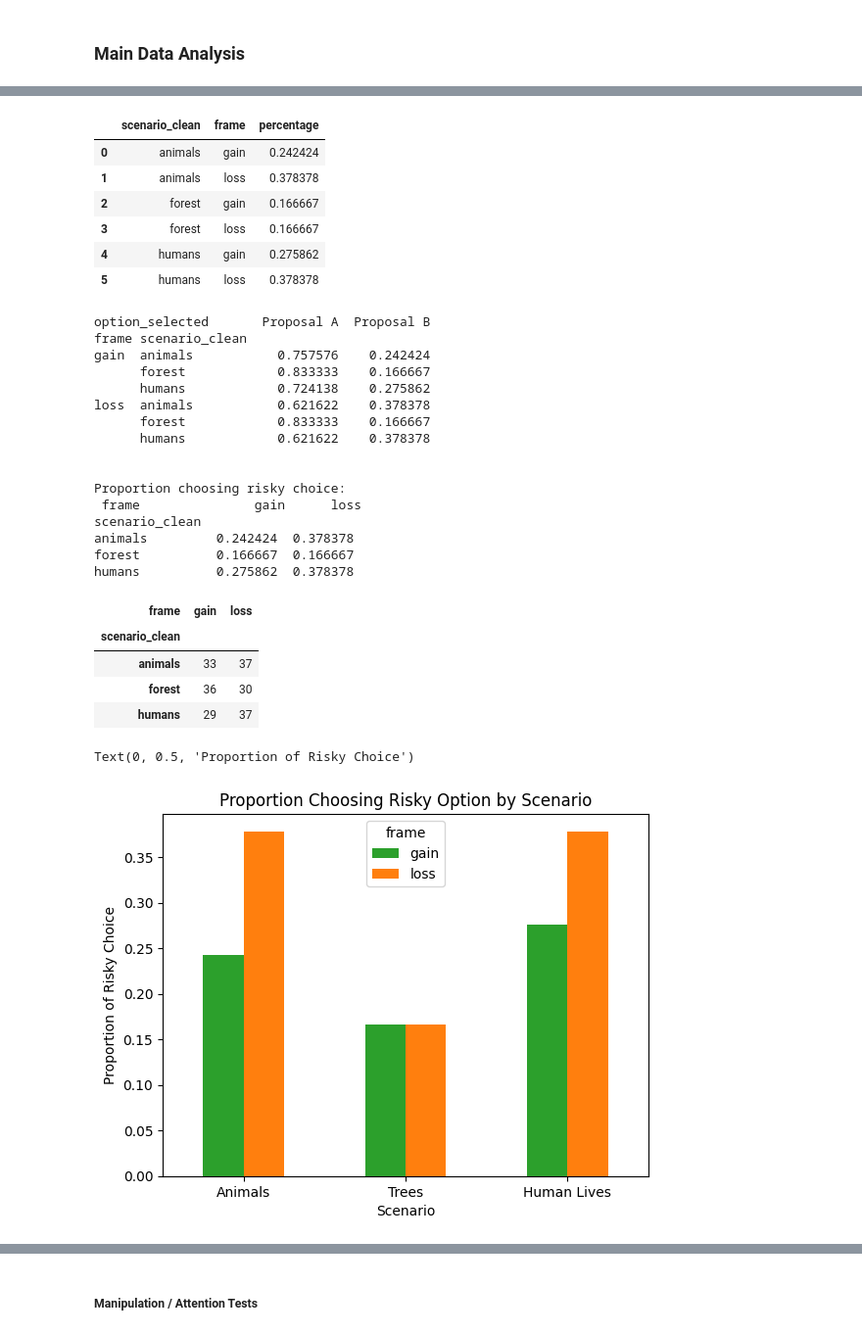
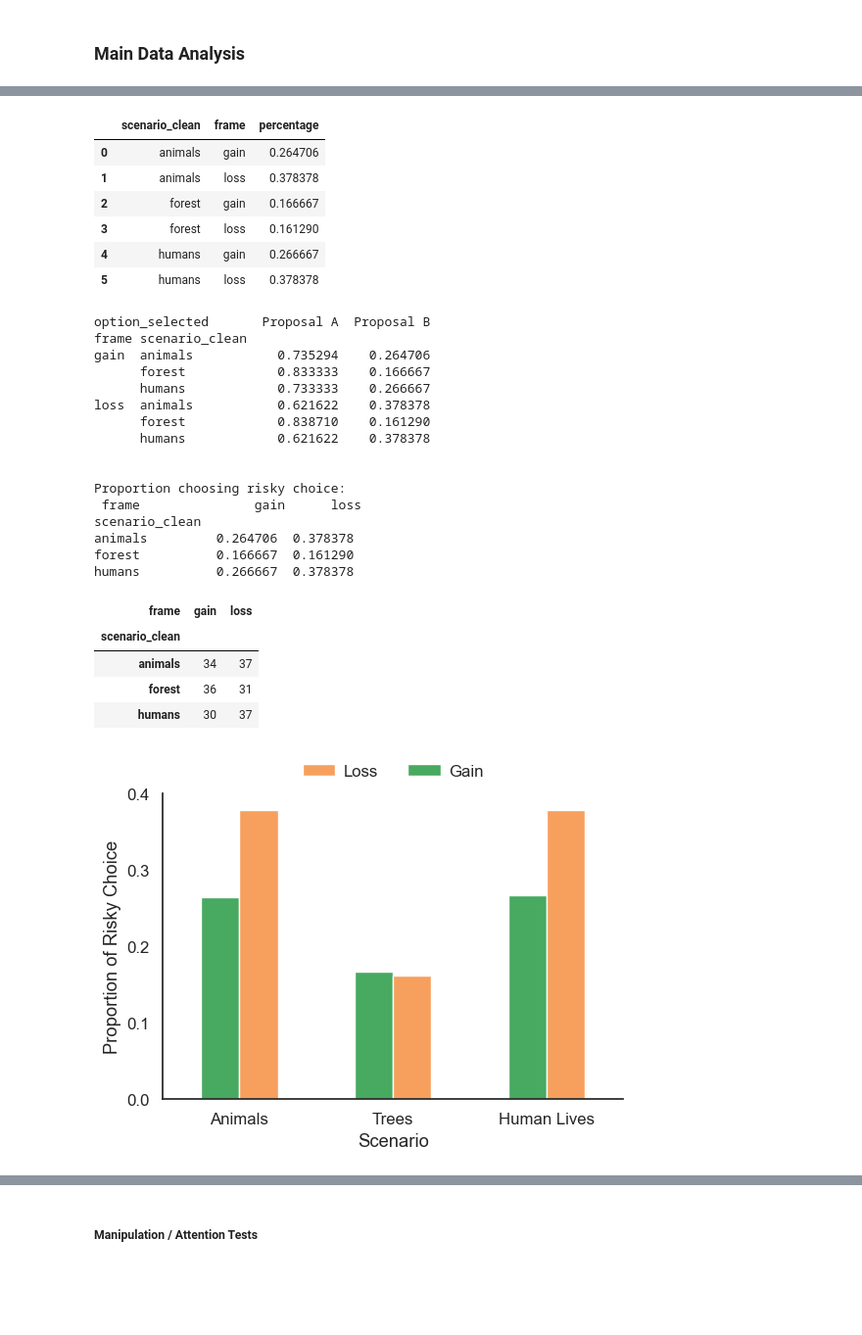
Before and after one commit to aking3806/riskychoiceframing_AI, a Jupyter notebook: Experiment 1/analysis/qualtrics_analysis.ipynb, the cells around one changed output, grey strips where cells are left out. Shown: that part at 98% size. Cells and saved outputs as stored; diff of their text form; code cells hidden in the pictures; blank space fills up the shorter version.

Commit message:
add in latest data & exp 2 testing

```diff
--- a/Experiment 1/analysis/qualtrics_analysis.ipynb
+++ b/Experiment 1/analysis/qualtrics_analysis.ipynb
@@ -17,7 +17,7 @@ from scipy import stats
 from scipy.stats import chi2_contingency, ttest_ind
 import statsmodels.api as sm
 # %%
-csv_file = "/Users/annaking/Documents/Github/riskychoiceframing_AI/Experiment 1/data/072423_results.csv"
+csv_file = "/Users/annaking/Documents/Github/riskychoiceframing_AI/Experiment 1/data/072823_results.csv"
 df = pd.read_csv(csv_file)
 print(df.shape)
 # %% [output]
@@ -325,7 +327,9 @@ df_clean['continent'] = df_clean['country'].apply(country_to_continent)
 ###### Cat Code Variables #########
 
 # ####Gender: clean gender column into numbers
-#0 if female, 1 if male, 2 if non-binary
+#clean third cat as 'other'
+df_clean['gender'] = df_clean.gender.apply(lambda x: "Female" if x == 'Female' else ("Male" if x == 'Male' else "Other"))
+#0 if female, 1 if male, 2 if other
 df_clean['gender_num'] = df_clean.gender.apply(lambda x: 0 if x == 'Female' else (1 if x == 'Male' else 2))
 df_clean.groupby(['gender','gender_num'])['ResponseId'].count()
 
@@ -550,22 +581,19 @@ option_b_grouped = option_b_grouped.rename(columns={0: 'percentage'})
 option_b_grouped
 # %% [output]
 |  | scenario_clean | frame | percentage |
-| 0 | animals | gain | 0.242424 |
+| 0 | animals | gain | 0.264706 |
 | 1 | animals | loss | 0.378378 |
 | 2 | forest | gain | 0.166667 |
-| 3 | forest | loss | 0.166667 |
-| 4 | humans | gain | 0.275862 |
+| 3 | forest | loss | 0.161290 |
+| 4 | humans | gain | 0.266667 |
 | 5 | humans | loss | 0.378378 |
 # %%
 #proportion by scenario
-
 prop_by_scn = pd.crosstab(index = [main_analysis['frame'], main_analysis['scenario_clean']], columns = main_analysis['option_selected'], normalize='index')
 print(prop_by_scn)
 
 #proportion choosing risky choice
 prop_B = main_analysis[main_analysis['option_selected'] == 'Proposal B']
-
-
 scn_prop_risky = main_analysis.pivot_table(values='option_selected',
                                         index='scenario_clean',
                                         columns='frame',
@@ -575,20 +603,20 @@ print("\n\nProportion choosing risky choice:\n",scn_prop_risky)
 # %% [output]
 option_selected       Proposal A  Proposal B
 frame scenario_clean
-gain  animals           0.757576    0.242424
+gain  animals           0.735294    0.264706
       forest            0.833333    0.166667
-      humans            0.724138    0.275862
+      humans            0.733333    0.266667
 loss  animals           0.621622    0.378378
-      forest            0.833333    0.166667
+      forest            0.838710    0.161290
       humans            0.621622    0.378378
 
 
 Proportion choosing risky choice:
  frame               gain      loss
 scenario_clean
-animals         0.242424  0.378378
-forest          0.166667  0.166667
-humans          0.275862  0.378378
+animals         0.264706  0.378378
+forest          0.166667  0.161290
+humans          0.266667  0.378378
 # %%
 scn_prop= main_analysis.pivot_table(values='option_selected',
                                         index='scenario_clean',
@@ -598,21 +626,27 @@ scn_prop
 # %% [output]
 | frame | gain | loss |
 | scenario_clean |  |  |
-| animals | 33 | 37 |
-| forest | 36 | 30 |
-| humans | 29 | 37 |
+| animals | 34 | 37 |
+| forest | 36 | 31 |
+| humans | 30 | 37 |
 # %%
 # Proportion Choosing Risky Option
-
-ax = scn_prop_risky.plot(kind="bar", color = ['C2', 'C1'])
+ax = scn_prop_risky.plot(kind="bar", color = [ green, orange])
 fig.set_size_inches(1, 1)
 
 fig = ax.get_figure()
 # change labels
-ax.set_title("Proportion Choosing Risky Option by Scenario")
+#ax.set_title("Proportion Choosing Risky Option by Scenario")
 ax.set_xlabel("Scenario")
 ax.set_xticklabels(labels = ['Animals', 'Trees', 'Human Lives' ], rotation = 0)
 ax.set_ylabel("Proportion of Risky Choice")
+ax.spines['top'].set_visible(False)
+ax.spines['right'].set_visible(False)
+ax.set_yticks([0,0.1,.2,.3,.4])
+fig.tight_layout(pad=3)
+
+##plt.legend(bbox_to_anchor=(.2,1.01,.5,1), loc="lower center", ncol=3, frameon=False, handletextpad=0.5, mode='expand')
+plt.legend(['Gain',"Loss"],bbox_to_anchor=(.5,1), loc="lower center", ncol=3, frameon=False, handletextpad=0.5, mode='expand')
+plt.show()
 # %% [output]
-Text(0, 0.5, 'Proportion of Risky Choice')
-[figure, old version]
+[figure, new version]
```
Also changed, not shown: parts of 44 cells of this notebook, 5 other files.
